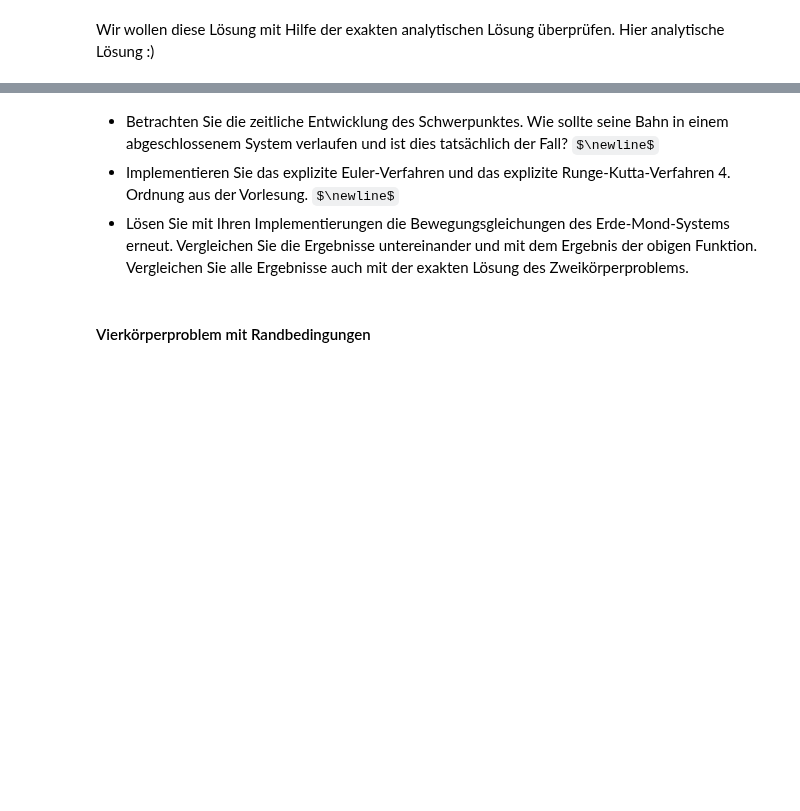
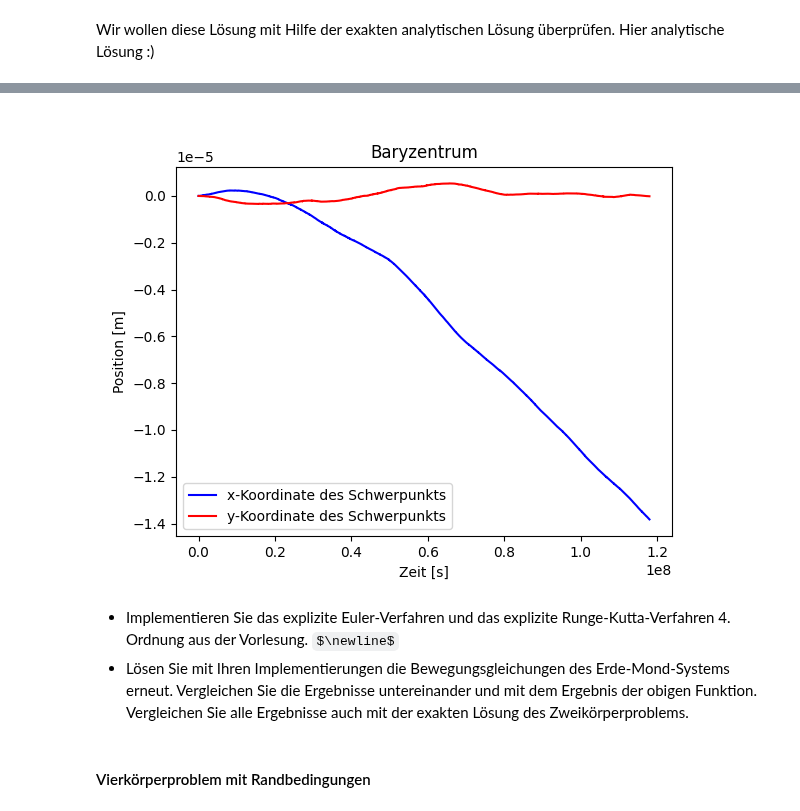
Before and after one commit to Nusssecke/Gezeitenreibung, a Jupyter notebook: gezeitenreibung.ipynb, the cells around one changed output, grey strips where cells are left out. Saved outputs shown, nothing was run; the diff lists cells and outputs as text; code cells hidden in the pictures; some formulas as TeX source; blank space fills up the shorter version.

```diff
--- a/gezeitenreibung.ipynb
+++ b/gezeitenreibung.ipynb
@@ -232,6 +243,25 @@ Hier analytische Lösung :)
+# %%
+solution = two_body_problem(mass, x, y, v_x, v_y, 50*TMondBahn)
+t, x_1_values, x_2_values, y_1_values, y_2_values = solution
+
+# Define a function which calculates the location of the center of mass
+def center_of_mass(m1, m2, x1, y_1, x2, y_2):
+    x = (m1*x1+m2*x2)/(m1+m2)
+    y = (m1*y_1+m2*y_2)/(m1+m2)
+    return x, y
+
+# Plot the change of the center of mass over time
+fig, ax = plt.subplots()
+ax.plot(t, center_of_mass(mErde, mMond, x_1_values, y_1_values, x_2_values, y_2_values)[0], color='blue', label='x-Koordinate des Schwerpunkts')
+ax.plot(t, center_of_mass(mErde, mMond, x_1_values, y_1_values, x_2_values, y_2_values)[1], color='red', label='y-Koordinate des Schwerpunkts')
+ax.set_xlabel('Zeit [s]')
+ax.set_ylabel('Position [m]')
+ax.set_title('Baryzentrum')
+ax.legend()
+plt.show()
+# %% [output]
+[figure, added]
 # %% [markdown]
-- Betrachten Sie die zeitliche Entwicklung des Schwerpunktes. Wie sollte seine Bahn in einem abgeschlossenem System verlaufen und ist dies tatsächlich der Fall?
-$\newline$
 - Implementieren Sie das explizite Euler-Verfahren und das explizite Runge-Kutta-Verfahren 4. Ordnung aus der Vorlesung.
 $\newline$
 - Lösen Sie mit Ihren Implementierungen die Bewegungsgleichungen des Erde-Mond-Systems erneut. Vergleichen Sie die Ergebnisse untereinander und mit dem Ergebnis der obigen Funktion. Vergleichen Sie alle Ergebnisse auch mit der exakten Lösung des Zweikörperproblems.
```
Also changed, not shown: parts of 11 cells of this notebook.
